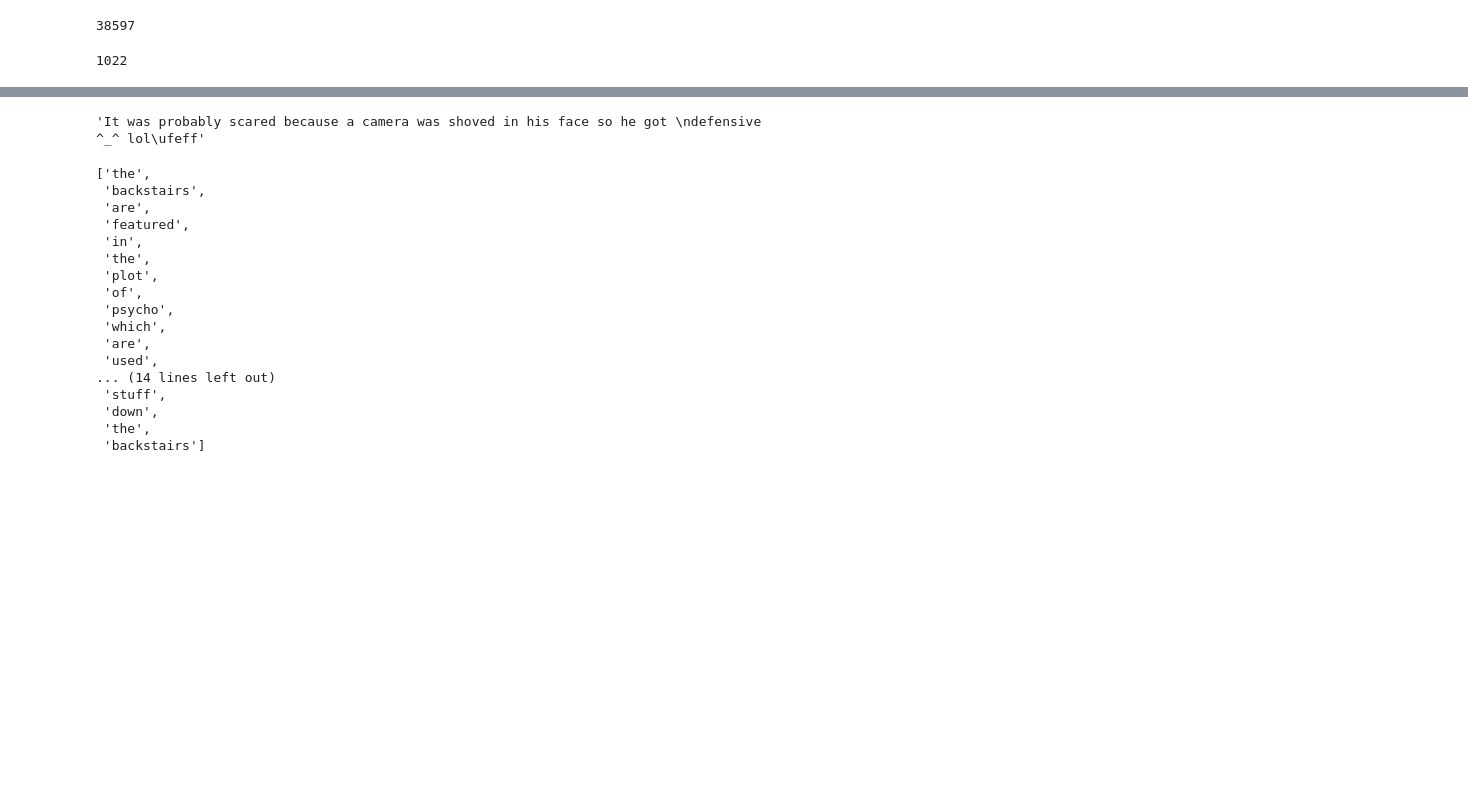
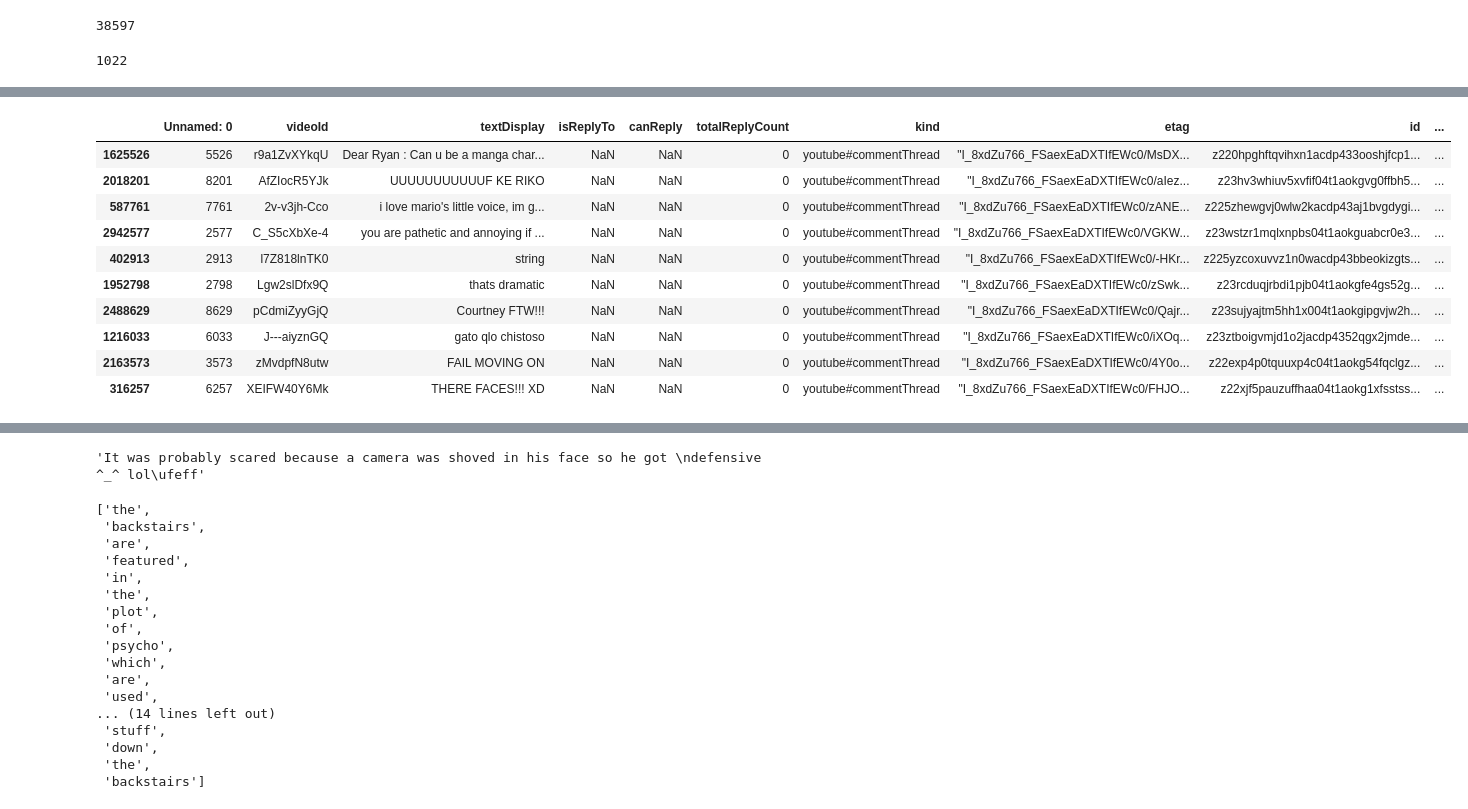
Before and after one commit to papapana/data_science, a Jupyter notebook: youtube_comedy_slam/notebooks/Youtube comments.ipynb, the cells around one changed output, grey strips where cells are left out. Drawn from its saved outputs; the diff is of its cells as text; code cells hidden in the pictures; blank space fills up the shorter version.

```diff
--- a/youtube_comedy_slam/notebooks/Youtube comments.ipynb
+++ b/youtube_comedy_slam/notebooks/Youtube comments.ipynb
@@ -505,4 +504,6 @@ print(sample_bow)
 from tqdm import tqdm, tqdm_notebook, tnrange
 from sklearn.feature_extraction import DictVectorizer
 # %%
-data_test = pd.read_csv("../data/processed/test_dataset_movies.csv")
+data_test = pd.read_csv("../data/processed/test_dataset_with_lang_feature.csv")
+data_test_en = data_test[data_test.language == 'en']
+len(data_test_en)
@@ -631,3 +609,23 @@ def get_label(df, score, dictionary):
 # %%
 dat = data.sample(10000, random_state=85)
 dat_test = data_test.sample(1000, random_state=85)
+# %%
+dat['dataset_type'] = 'train'
+dat_test['dataset_type'] = 'test'
+#dat = dat.drop('Unnamed: 0', 1)
+#dat_test = dat_test.drop('Unnamed: 0', 1)
+#dat_test
+all_data = pd.concat([dat, dat_test])
+all_data.tail(10)
+# %% [output]
+|  | Unnamed: 0 | videoId | textDisplay | isReplyTo | canReply | totalReplyCount | kind | etag | id | ... |
+| 1625526 | 5526 | r9a1ZvXYkqU | Dear Ryan : Can u be a manga char... | NaN | NaN | 0 | youtube#commentThread | "I_8xdZu766_FSaexEaDXTIfEWc0/MsDX... | z220hpghftqvihxn1acdp433ooshjfcp1... | ... |
+| 2018201 | 8201 | AfZIocR5YJk | UUUUUUUUUUUF KE RIKO﻿ | NaN | NaN | 0 | youtube#commentThread | "I_8xdZu766_FSaexEaDXTIfEWc0/aIez... | z23hv3whiuv5xvfif04t1aokgvg0ffbh5... | ... |
+| 587761 | 7761 | 2v-v3jh-Cco | i love mario's little voice, im g... | NaN | NaN | 0 | youtube#commentThread | "I_8xdZu766_FSaexEaDXTIfEWc0/zANE... | z225zhewgvj0wlw2kacdp43aj1bvgdygi... | ... |
+| 2942577 | 2577 | C_S5cXbXe-4 | you are pathetic and annoying if ... | NaN | NaN | 0 | youtube#commentThread | "I_8xdZu766_FSaexEaDXTIfEWc0/VGKW... | z23wstzr1mqlxnpbs04t1aokguabcr0e3... | ... |
+| 402913 | 2913 | l7Z818lnTK0 | string﻿ | NaN | NaN | 0 | youtube#commentThread | "I_8xdZu766_FSaexEaDXTIfEWc0/-HKr... | z225yzcoxuvvz1n0wacdp43bbeokizgts... | ... |
+| 1952798 | 2798 | Lgw2slDfx9Q | thats dramatic﻿ | NaN | NaN | 0 | youtube#commentThread | "I_8xdZu766_FSaexEaDXTIfEWc0/zSwk... | z23rcduqjrbdi1pjb04t1aokgfe4gs52g... | ... |
+| 2488629 | 8629 | pCdmiZyyGjQ | Courtney FTW!!!﻿ | NaN | NaN | 0 | youtube#commentThread | "I_8xdZu766_FSaexEaDXTIfEWc0/Qajr... | z23sujyajtm5hh1x004t1aokgipgvjw2h... | ... |
+| 1216033 | 6033 | J---aiyznGQ | gato qlo chistoso﻿ | NaN | NaN | 0 | youtube#commentThread | "I_8xdZu766_FSaexEaDXTIfEWc0/iXOq... | z23ztboigvmjd1o2jacdp4352qgx2jmde... | ... |
+| 2163573 | 3573 | zMvdpfN8utw | FAIL MOVING ON﻿ | NaN | NaN | 0 | youtube#commentThread | "I_8xdZu766_FSaexEaDXTIfEWc0/4Y0o... | z22exp4p0tquuxp4c04t1aokg54fqclgz... | ... |
+| 316257 | 6257 | XEIFW40Y6Mk | THERE FACES!!! XD﻿ | NaN | NaN | 0 | youtube#commentThread | "I_8xdZu766_FSaexEaDXTIfEWc0/FHJO... | z22xjf5pauzuffhaa04t1aokg1xfsstss... | ... |
```
Also changed, not shown: parts of 25 cells of this notebook, 3 other files.
